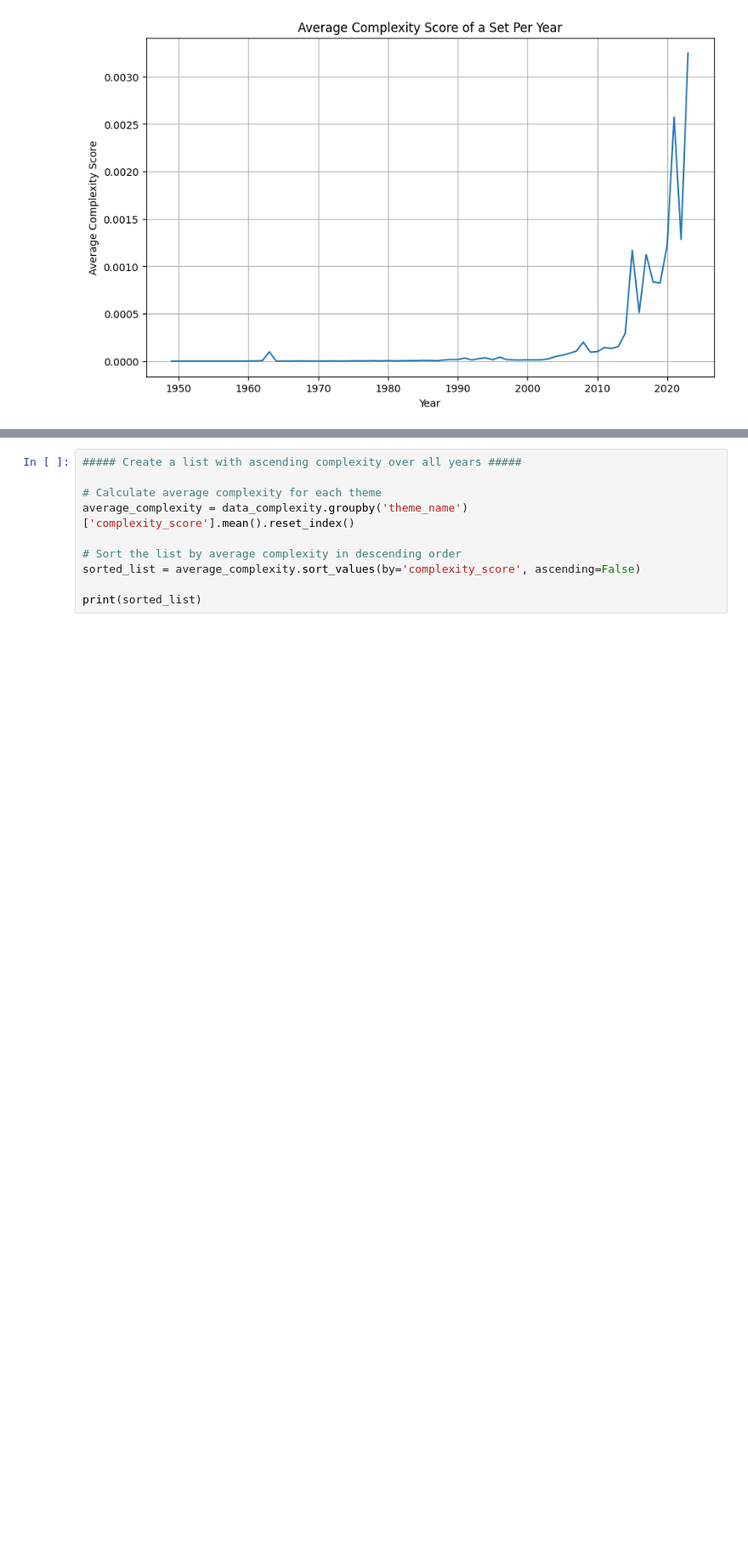
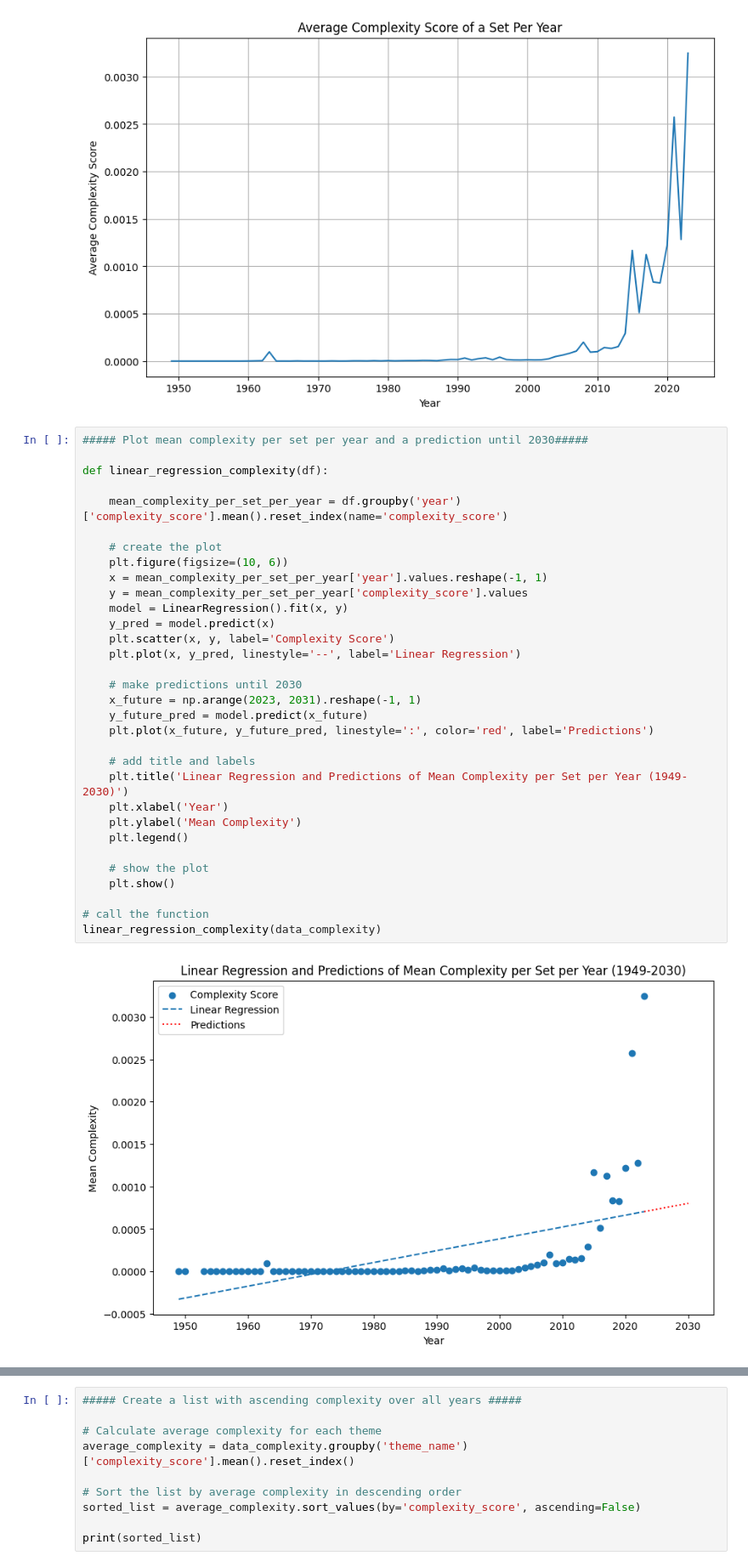
Before and after one commit to eddiebeach99/Data_Literacy, a Jupyter notebook: analysis.ipynb, the cells around one changed output, grey strips where cells are left out. Shown at 85% size. Saved outputs shown, nothing was run; the diff lists cells and outputs as text; blank space fills up the shorter version.

Commit message:
added regression for complexity

```diff
--- a/analysis.ipynb
+++ b/analysis.ipynb
@@ -566,6 +552,40 @@ def plot_set_complexitxy(df):
 plot_set_complexitxy(data_complexity)
 # %% [output]
 [figure]
+# %%
+##### Plot mean complexity per set per year and a prediction until 2030#####
+
+def linear_regression_complexity(df):
+
+    mean_complexity_per_set_per_year = df.groupby('year')['complexity_score'].mean().reset_index(name='complexity_score')
+
+    # create the plot
+    plt.figure(figsize=(10, 6))
+    x = mean_complexity_per_set_per_year['year'].values.reshape(-1, 1)
+    y = mean_complexity_per_set_per_year['complexity_score'].values
+    model = LinearRegression().fit(x, y)
+    y_pred = model.predict(x)
+    plt.scatter(x, y, label='Complexity Score')
+    plt.plot(x, y_pred, linestyle='--', label='Linear Regression')
+
+    # make predictions until 2030
+    x_future = np.arange(2023, 2031).reshape(-1, 1)
+    y_future_pred = model.predict(x_future)
+    plt.plot(x_future, y_future_pred, linestyle=':', color='red', label='Predictions')
+
+    # add title and labels
+    plt.title('Linear Regression and Predictions of Mean Complexity per Set per Year (1949-2030)')
+    plt.xlabel('Year')
+    plt.ylabel('Mean Complexity')
+    plt.legend()
+
+    # show the plot
+    plt.show()
+
+# call the function
+linear_regression_complexity(data_complexity)
+# %% [output]
+[figure, added]
 # %%
 ##### plot the complexity for different themes per year #####
 
```
Also changed, not shown: parts of 3 cells of this notebook.
